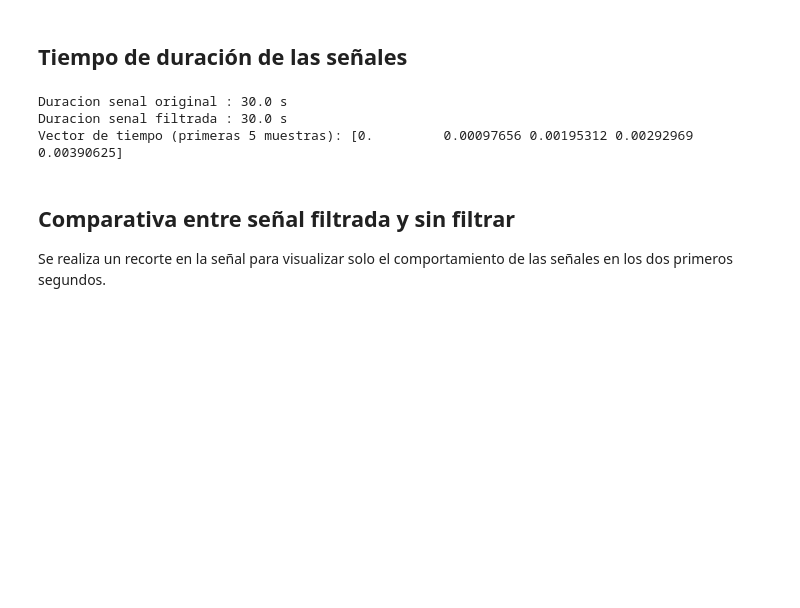
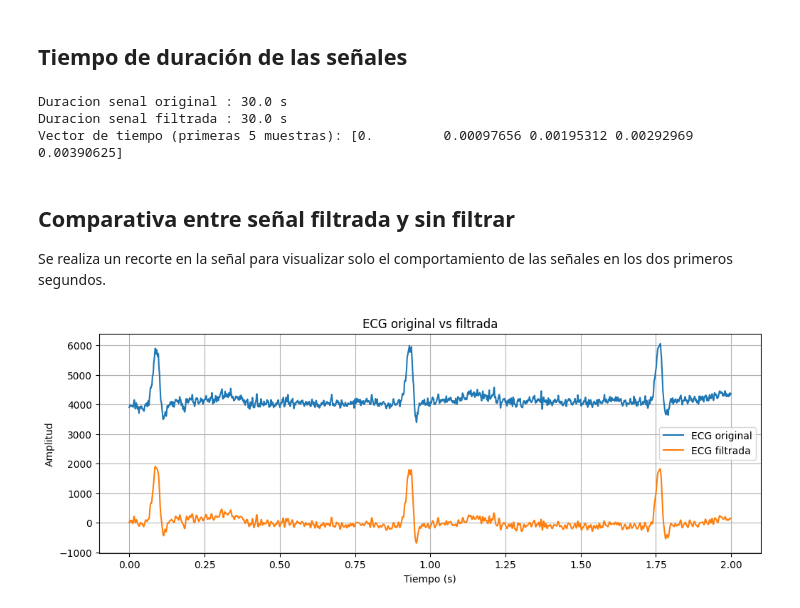
Before and after one commit to Juliana051319/Laboratorio_Biosenales_V4-6pm, a Jupyter notebook: práctica2/parte1.ipynb, the cells around one changed output. Saved outputs shown, nothing was run; the diff lists cells and outputs as text; code cells hidden in the pictures; blank space fills up the shorter version.

```diff
--- a/práctica2/parte1.ipynb
+++ b/práctica2/parte1.ipynb
@@ -93,3 +93,23 @@ Vector de tiempo (primeras 5 muestras): [0.         0.00097656 0.00195312 0.0029
 ## Comparativa entre señal filtrada y sin filtrar
 
 Se realiza un recorte en la señal para visualizar solo el comportamiento de las señales en los dos primeros segundos.
+# %%
+#para ver los datos los primeros 2 segundos
+muestras_2s = int(2*fs) #permite ver las muestras de los 2 primeros segundos
+
+#Cortar cada uno de los vectores de interes para visualizar solo las muestras de 2 segundos
+tiempo_2 = tiempo[:muestras_2s]
+original_ECG2 = ecg_original[:muestras_2s]
+filtrada_ECG2 = ecg_filtrada[:muestras_2s]
+
+plt.figure(figsize=(12,4))
+plt.plot(tiempo_2, original_ECG2, label="ECG original")
+plt.plot(tiempo_2, filtrada_ECG2, label="ECG filtrada")
+plt.xlabel("Tiempo (s)")
+plt.ylabel("Amplitud")
+plt.title("ECG original vs filtrada")
+plt.grid()
+plt.legend()
+plt.show()
+# %% [output]
+[figure, added]
```
Also changed, not shown: parts of 2 cells of this notebook.
